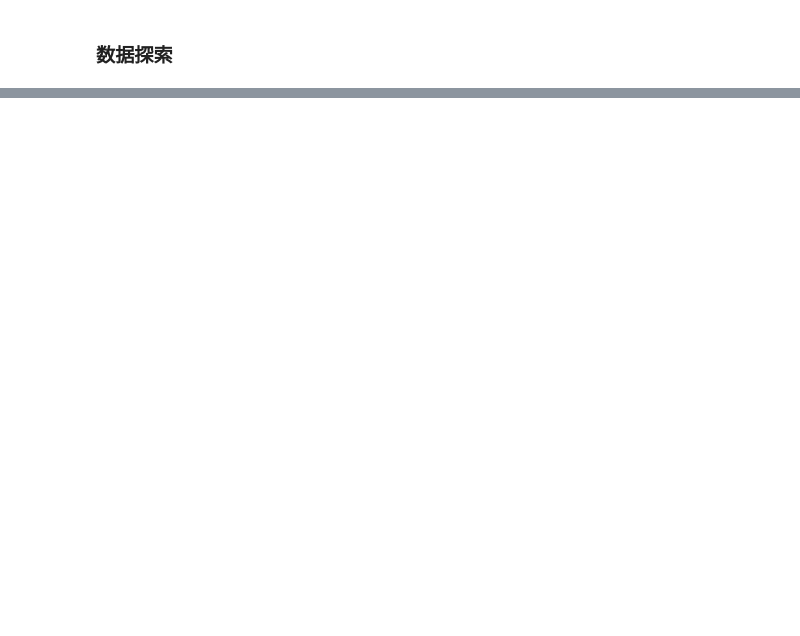
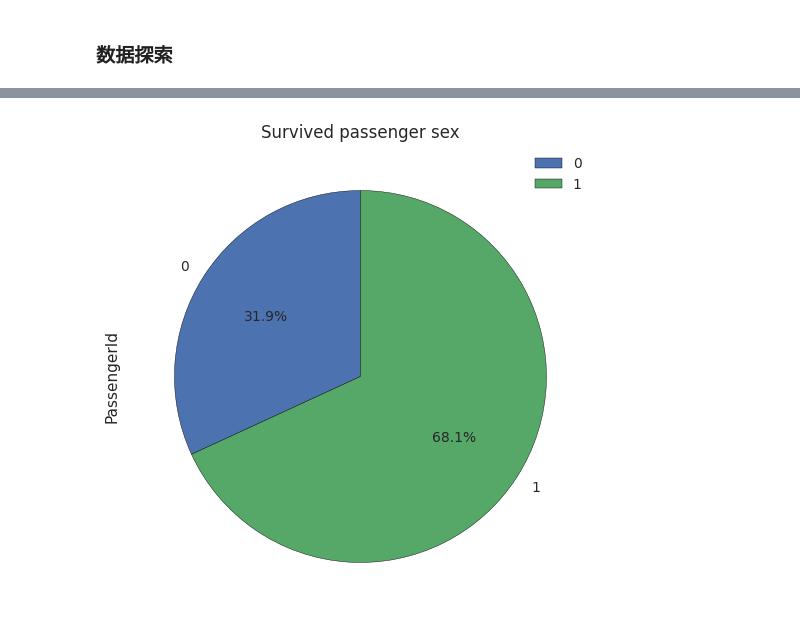
Before and after one commit to datamaning/data-analyst, a Jupyter notebook: jupyter/Untitled1.ipynb, the cells around one changed output, grey strips where cells are left out. Cells and saved outputs as stored; diff of their text form; code cells hidden in the pictures; blank space fills up the shorter version.

```diff
--- a/jupyter/Untitled1.ipynb
+++ b/jupyter/Untitled1.ipynb
@@ -167 +172,6 @@ ValueError: pie requires either y column or 'subplots=True'
+# %%
+# 生还乘客的性别比例
+print_pie(group_passenger_count(survived_passenegr_df,'Sex'),'Survived passenger sex')
+# %% [output]
+[figure, added]
 # %%
```
Also changed, not shown: parts of 11 cells of this notebook.
